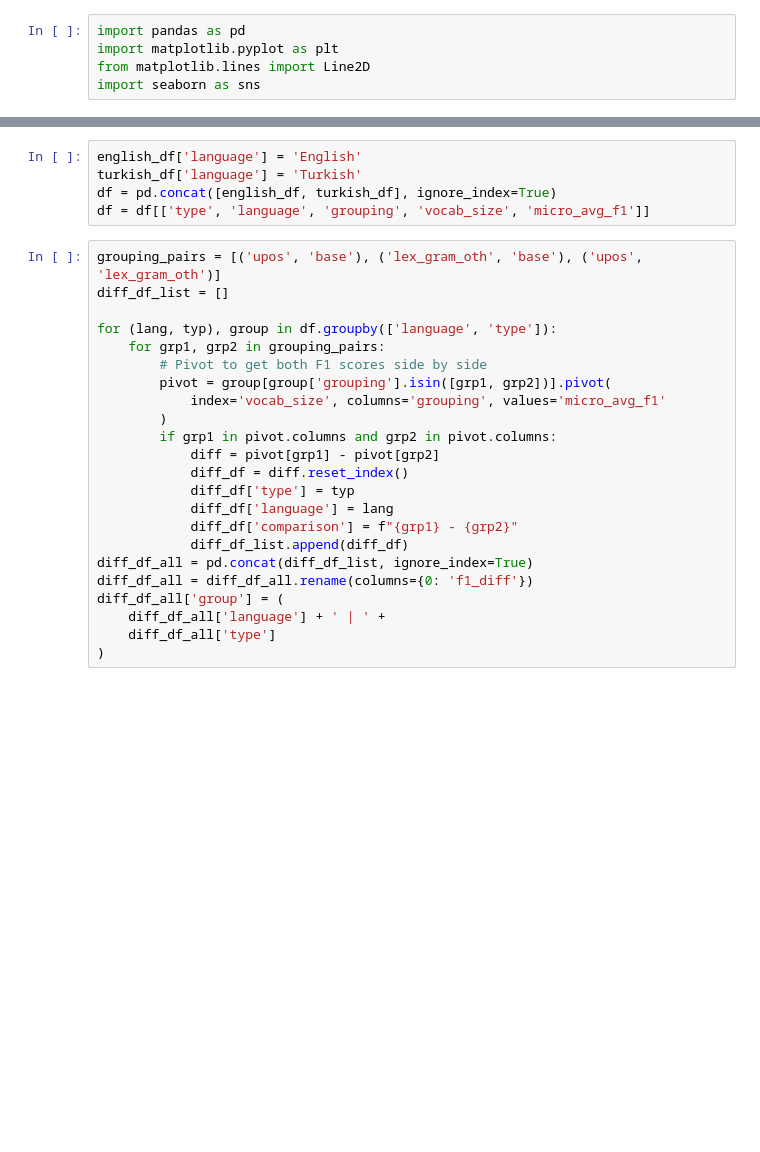
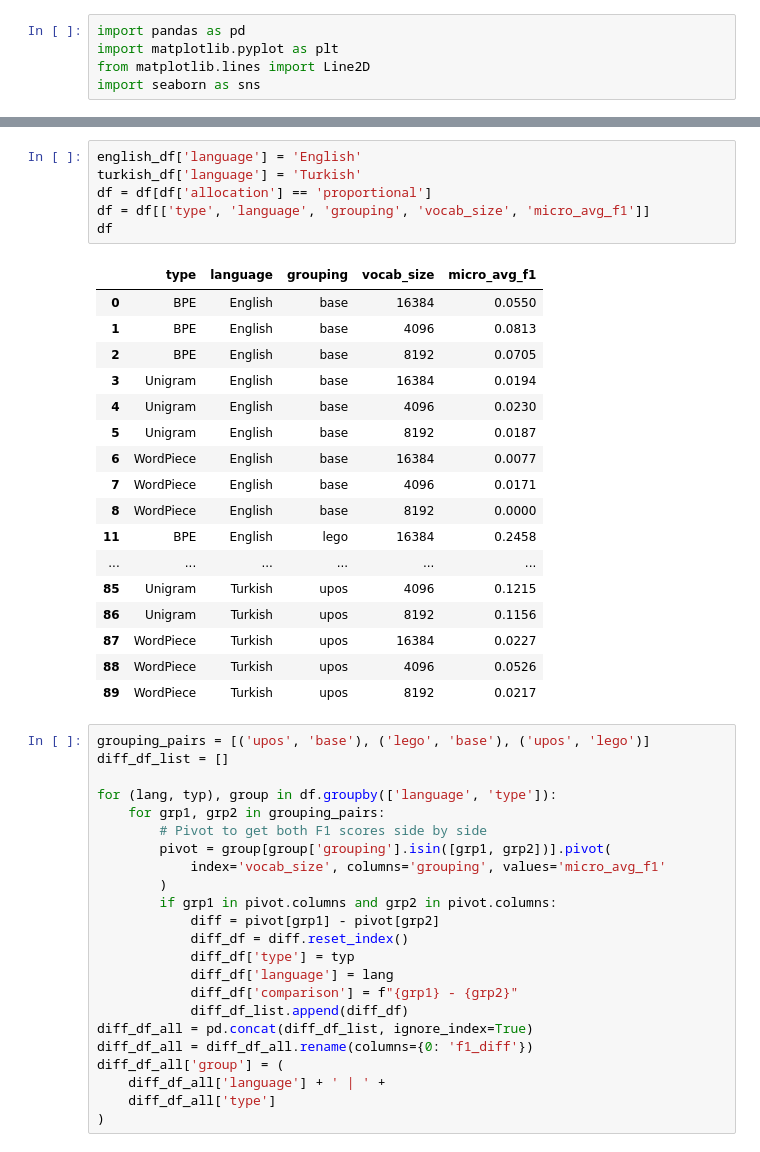
Before and after one commit to Lukas-Brockmann/Tokenization-by-Word-Tag, a Jupyter notebook: Analysis.ipynb, the cells around one changed output, grey strips where cells are left out. Drawn from its saved outputs; the diff is of its cells as text; blank space fills up the shorter version.

```diff
--- a/Analysis.ipynb
+++ b/Analysis.ipynb
@@ -107,10 +97,29 @@ plt.show()
 # %%
 english_df['language'] = 'English'
 turkish_df['language'] = 'Turkish'
-df = pd.concat([english_df, turkish_df], ignore_index=True)
+df = df[df['allocation'] == 'proportional']
 df = df[['type', 'language', 'grouping', 'vocab_size', 'micro_avg_f1']]
+df
+# %% [output]
+|  | type | language | grouping | vocab_size | micro_avg_f1 |
+| 0 | BPE | English | base | 16384 | 0.0550 |
+| 1 | BPE | English | base | 4096 | 0.0813 |
+| 2 | BPE | English | base | 8192 | 0.0705 |
+| 3 | Unigram | English | base | 16384 | 0.0194 |
+| 4 | Unigram | English | base | 4096 | 0.0230 |
+| 5 | Unigram | English | base | 8192 | 0.0187 |
+| 6 | WordPiece | English | base | 16384 | 0.0077 |
+| 7 | WordPiece | English | base | 4096 | 0.0171 |
+| 8 | WordPiece | English | base | 8192 | 0.0000 |
+| 11 | BPE | English | lego | 16384 | 0.2458 |
+| ... | ... | ... | ... | ... | ... |
+| 85 | Unigram | Turkish | upos | 4096 | 0.1215 |
+| 86 | Unigram | Turkish | upos | 8192 | 0.1156 |
+| 87 | WordPiece | Turkish | upos | 16384 | 0.0227 |
+| 88 | WordPiece | Turkish | upos | 4096 | 0.0526 |
+| 89 | WordPiece | Turkish | upos | 8192 | 0.0217 |
 # %%
-grouping_pairs = [('upos', 'base'), ('lex_gram_oth', 'base'), ('upos', 'lex_gram_oth')]
+grouping_pairs = [('upos', 'base'), ('lego', 'base'), ('upos', 'lego')]
 diff_df_list = []
 
 for (lang, typ), group in df.groupby(['language', 'type']):
```
Also changed, not shown: parts of 6 cells of this notebook.
